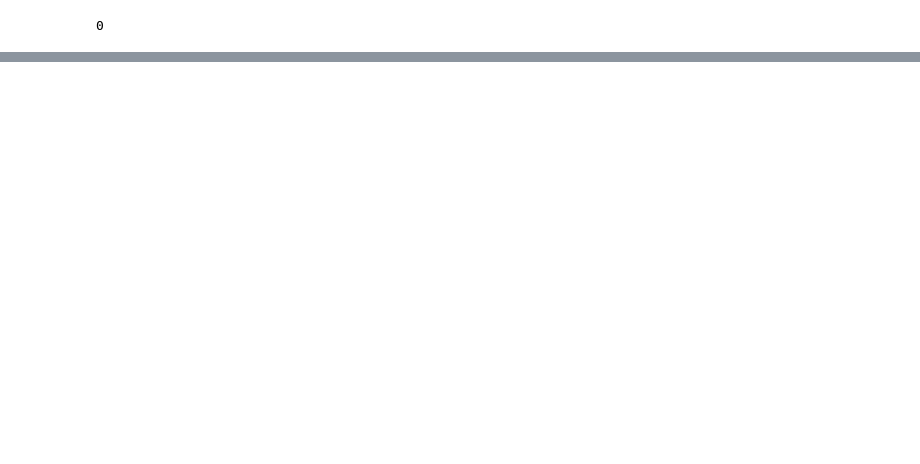
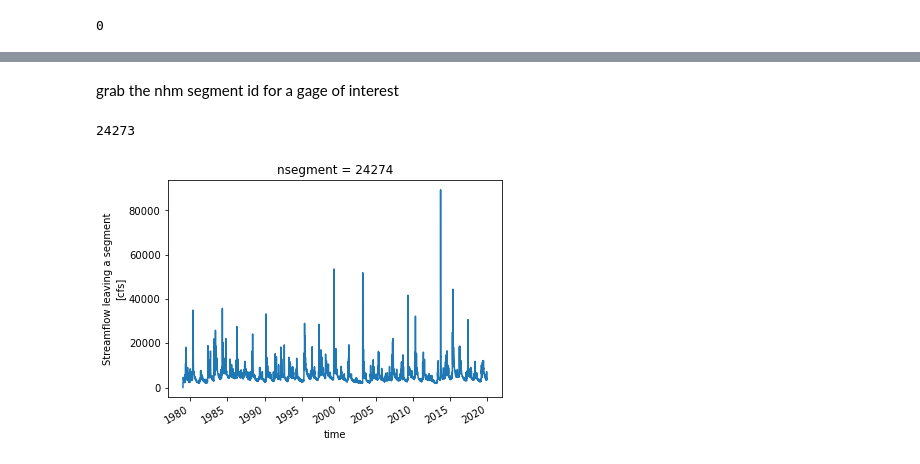
Before and after one commit to rmcd-mscb/onhm2thredds, a Jupyter notebook: notebook/getnhm_segment.ipynb, the cells around one changed output, grey strips where cells are left out. Cells and saved outputs as stored; diff of their text form; code cells hidden in the pictures; blank space fills up the shorter version.

```diff
--- a/notebook/getnhm_segment.ipynb
+++ b/notebook/getnhm_segment.ipynb
@@ -10,0 +57,2 @@ import dataretrieval.nwis as nwis
+# %%
+data = ds.remote_access(service='OPENDAP', use_xarray=True)
@@ -125,0 +202,3 @@ gf_poi
+# %%
+gf_poi_gage = gf_poi[gf_poi.Type_Gage.astype(int) > 0]
+gf_poi_gage.tail()
@@ -125,0 +212,14 @@ gf_poi
+# %% [markdown]
+grab the nhm segment id for a gage of interest
+# %%
+nhm_seg_id = gf_poi_gage.loc[gf_poi_gage.Type_Gage == '06758500'].seg_id_nhm.values[0]
+nhm_seg_id
+# %% [output]
+24273
+# %%
+nhm_seg_ouflow = data.isel(nsegment=nhm_seg_id)
+nhm_seg_ouflow_cms = nhm_seg_ouflow.seg_outflow * 0.02381
+# %%
+ax = nhm_seg_ouflow.seg_outflow.plot()
+# %% [output]
+[figure, added]
```
Also changed, not shown: parts of 26 cells of this notebook.
